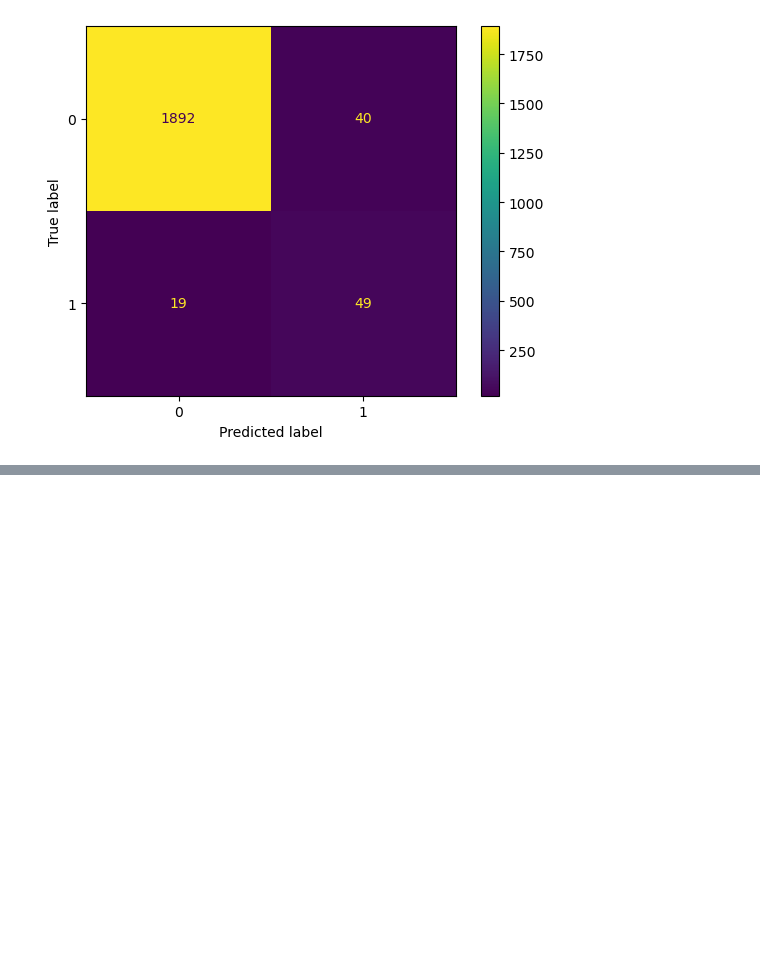
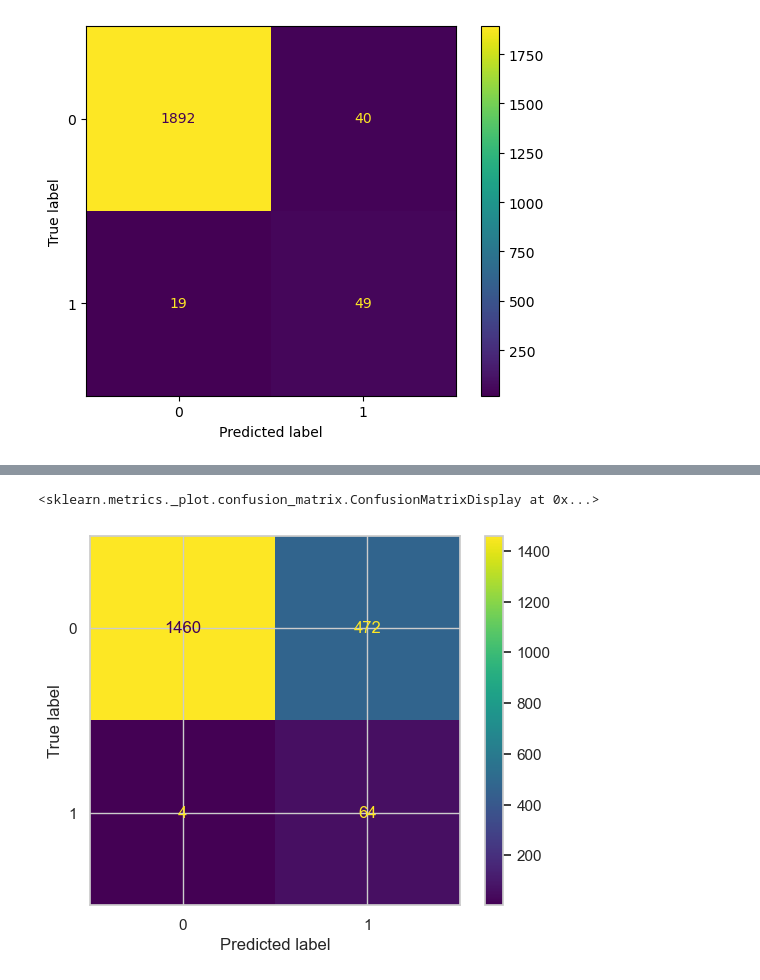
Before and after one commit to dmitriiDr/Notebooks_ML, a Jupyter notebook: 04_Predictive_Maintenance_01.ipynb, the cells around one changed output, grey strips where cells are left out. Drawn from its saved outputs; the diff is of its cells as text; code cells hidden in the pictures; blank space fills up the shorter version.

Commit message:
added pred maintence 01 v2

```diff
--- a/04_Predictive_Maintenance_01.ipynb
+++ b/04_Predictive_Maintenance_01.ipynb
@@ -680,0 +846,3 @@ ConfusionMatrixDisplay(conf_matrix, display_labels=None).plot()
+# %%
+y_pred = (model_1.predict(X_test_scaled) > 0.1).astype(int)
+print(classification_report(y_test, y_pred))
@@ -680,0 +859,6 @@ ConfusionMatrixDisplay(conf_matrix, display_labels=None).plot()
+# %%
+conf_matrix = confusion_matrix(y_test, y_pred)
+ConfusionMatrixDisplay(conf_matrix, display_labels=None).plot()
+# %% [output]
+<sklearn.metrics._plot.confusion_matrix.ConfusionMatrixDisplay at 0x...>
+[figure, added]
```
Also changed, not shown: parts of 9 cells of this notebook.
